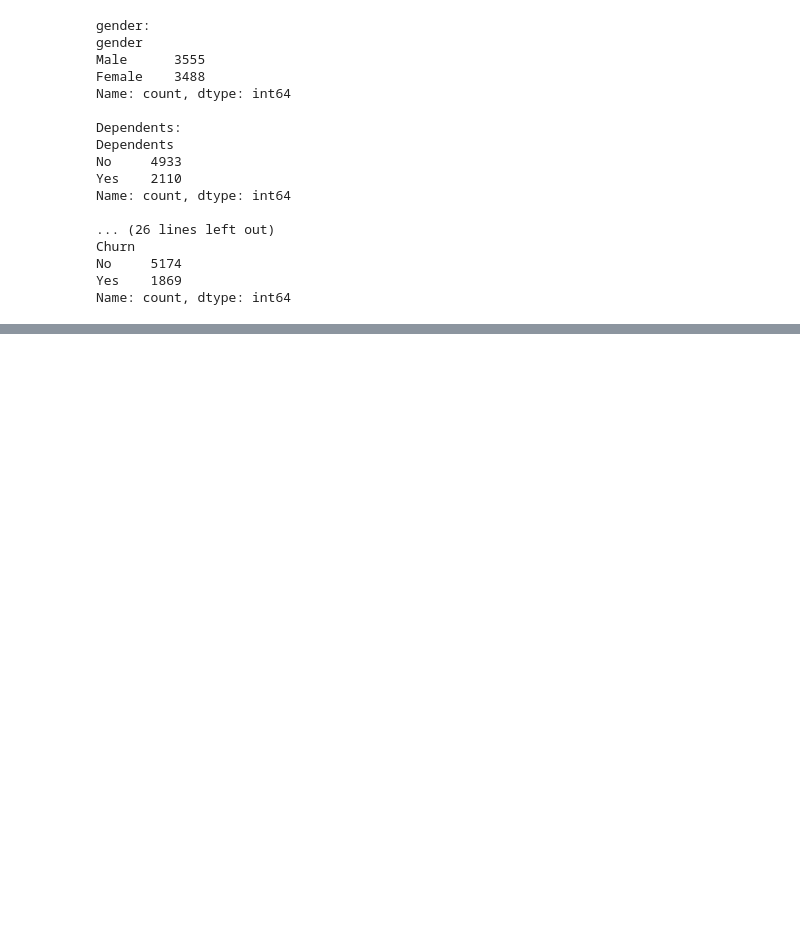
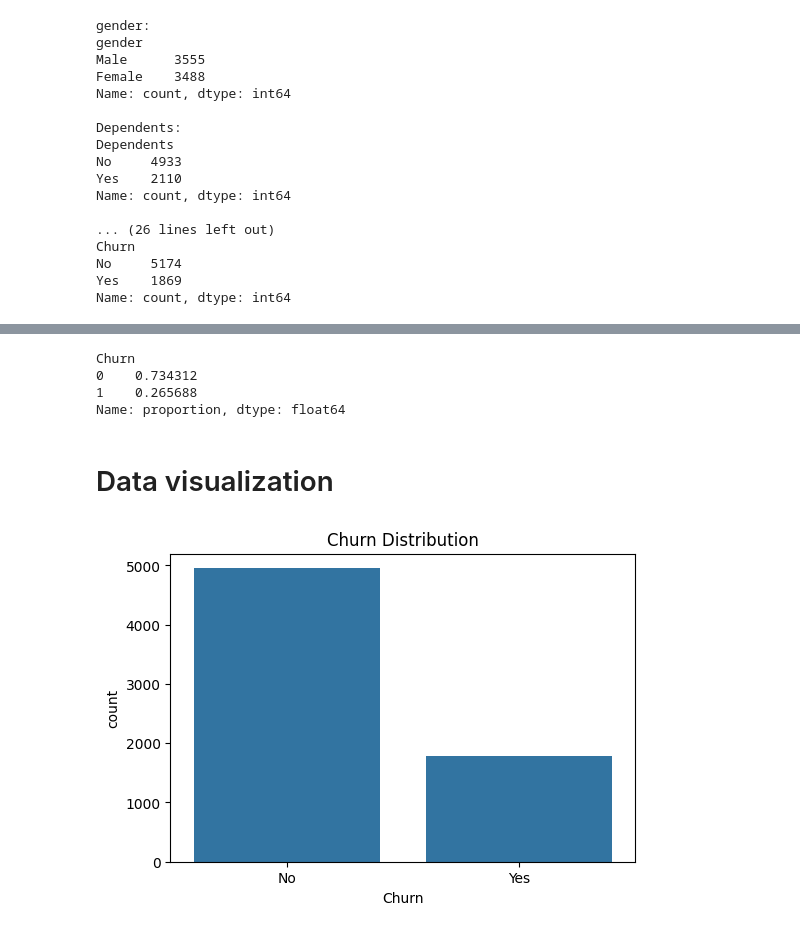
Before and after one commit to anilkhadka999/churn-analysis, a Jupyter notebook: Churn.ipynb, the cells around one changed output, grey strips where cells are left out. Saved outputs shown, nothing was run; the diff lists cells and outputs as text; code cells hidden in the pictures; blank space fills up the shorter version.

Commit message:
EDA and Visualization

```diff
--- a/Churn.ipynb
+++ b/Churn.ipynb
@@ -115,0 +118,18 @@ Name: count, dtype: int64
+# %%
+# Clean string columns
+df_clean = df.copy()
+
+for col in df_clean.select_dtypes(include="object").columns:
+    df_clean[col] = (
+        df_clean[col]
+        .astype(str)
+        .str.strip()
+        .replace({"": np.nan, "nan": np.nan, "None": np.nan})
+    )
+# %%
+# Remove duplicates
+before = df_clean.shape[0]
+df_clean = df_clean.drop_duplicates()
+after = df_clean.shape[0]
+
+print(f"Removed {before - after} duplicate rows.")
@@ -115,0 +138,10 @@ Name: count, dtype: int64
+# %%
+# Standardize target
+df_clean[TARGET_COL] = df_clean[TARGET_COL].replace({
+    "Yes": 1,
+    "No": 0,
+    "yes": 1,
+    "no": 0
+})
+
+print(df_clean[TARGET_COL].value_counts(dropna=False))
@@ -115,0 +226,19 @@ Name: count, dtype: int64
+# %%
+# Target
+
+print(df_clean[TARGET_COL].value_counts(normalize=True))
+# %% [output]
+Churn
+0    0.734312
+1    0.265688
+Name: proportion, dtype: float64
+# %% [markdown]
+# Data visualization
+# %%
+plt.figure(figsize=(6, 4))
+sns.countplot(x=TARGET_COL, data=df_clean)
+plt.title("Churn Distribution")
+plt.xticks([0, 1], ["No", "Yes"])
+plt.show()
+# %% [output]
+[figure, added]
```
Also changed, not shown: parts of 14 cells of this notebook.
